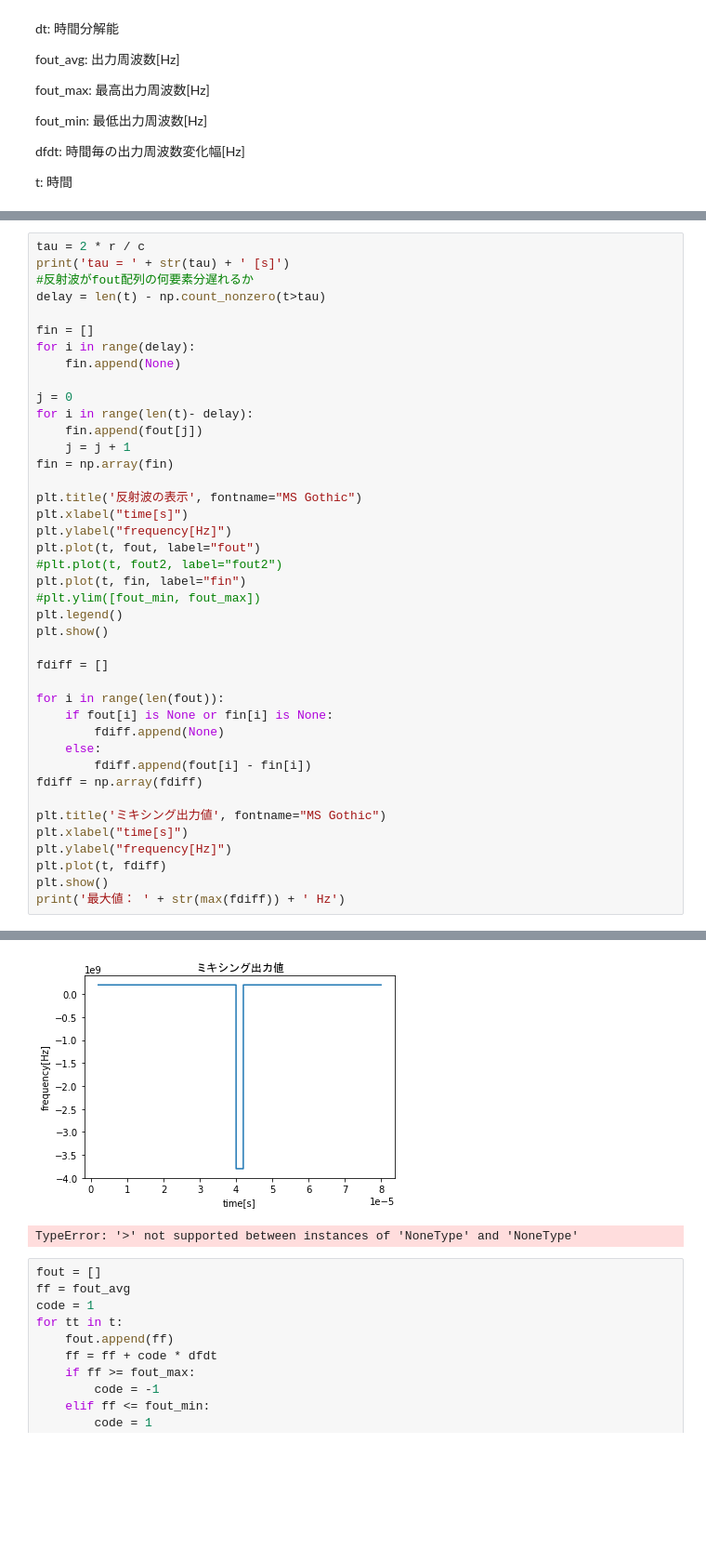
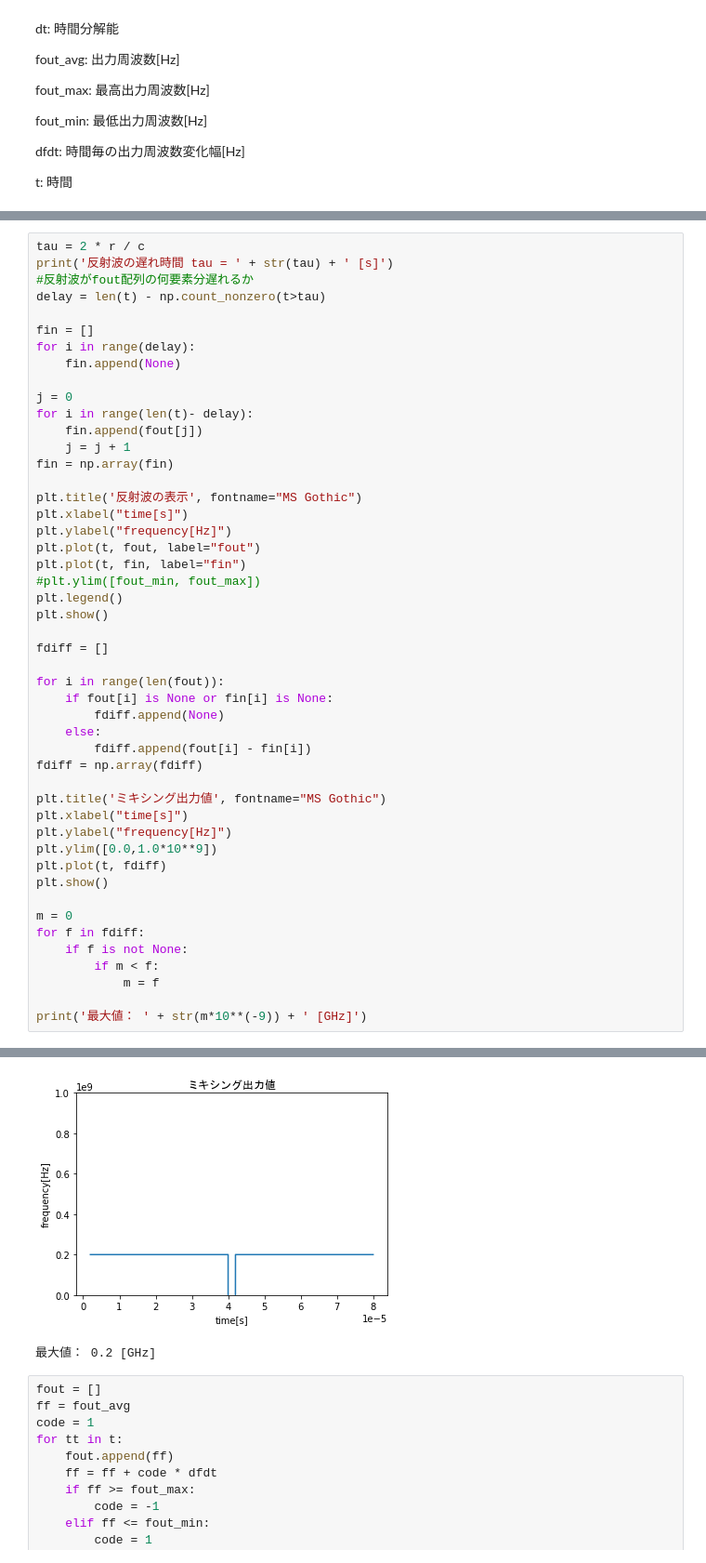
Before and after one commit to naonaorange/mmwave_traning, a Jupyter notebook: fm_cw_laider.ipynb, the cells around one changed output, grey strips where cells are left out. Shown: that part at 93% size. Drawn from its saved outputs; the diff is of its cells as text; blank space fills up the shorter version.

Commit message:
correct the error

```diff
--- a/fm_cw_laider.ipynb
+++ b/fm_cw_laider.ipynb
@@ -77,7 +79,7 @@ plt.show()
 [figure]
 # %%
 tau = 2 * r / c
-print('tau = ' + str(tau) + ' [s]')
+print('反射波の遅れ時間 tau = ' + str(tau) + ' [s]')
 #反射波がfout配列の何要素分遅れるか
 delay = len(t) - np.count_nonzero(t>tau)
 
@@ -95,7 +97,6 @@ plt.title('反射波の表示', fontname="MS Gothic")
 plt.xlabel("time[s]")
 plt.ylabel("frequency[Hz]")
 plt.plot(t, fout, label="fout")
-#plt.plot(t, fout2, label="fout2")
 plt.plot(t, fin, label="fin")
 #plt.ylim([fout_min, fout_max])
 plt.legend()
@@ -113,7 +114,15 @@ fdiff = np.array(fdiff)
 plt.title('ミキシング出力値', fontname="MS Gothic")
 plt.xlabel("time[s]")
 plt.ylabel("frequency[Hz]")
+plt.ylim([0.0,1.0*10**9])
 plt.plot(t, fdiff)
 plt.show()
-print('最大値： ' + str(max(fdiff)) + ' Hz')
+
+m = 0
+for f in fdiff:
+    if f is not None:
+        if m < f:
+            m = f
+
+print('最大値： ' + str(m*10**(-9)) + ' [GHz]')
 # %% [output]
@@ -121,6 +130,6 @@ tau = 2e-06 [s]
 [figure]
-[figure, old version]
+[figure, new version]
-TypeError: '>' not supported between instances of 'NoneType' and 'NoneType'
+最大値： 0.2 [GHz]
 # %%
 fout = []
 ff = fout_avg
```
Also changed, not shown: parts of 2 cells of this notebook.
